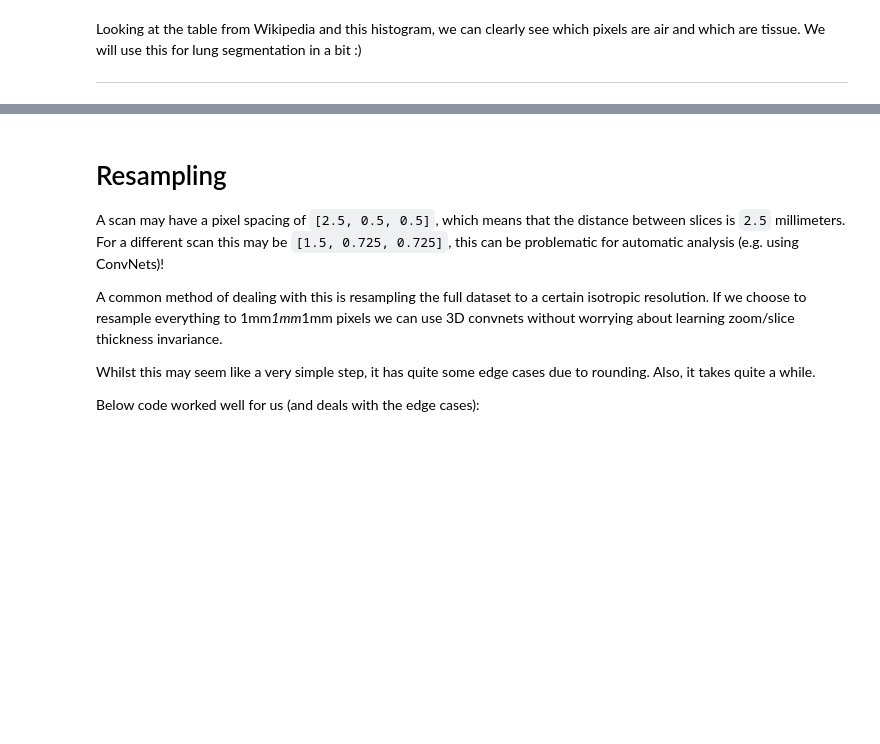
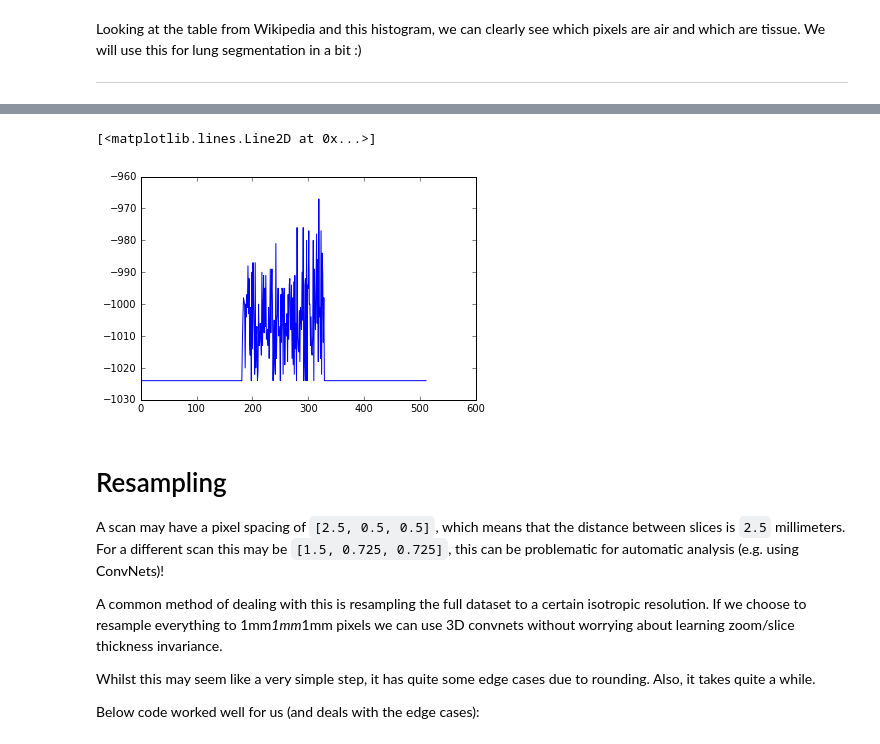
Before and after one commit to xkortex/kaggle_bowl_lung, a Jupyter notebook: resampling04.ipynb, the cells around one changed output, grey strips where cells are left out. Cells and saved outputs as stored; diff of their text form; code cells hidden in the pictures; blank space fills up the shorter version.

```diff
--- a/resampling04.ipynb
+++ b/resampling04.ipynb
@@ -236,3 +249,8 @@ plt.imshow(first_patient_pixels[108], cmap=plt.cm.gray)
+# %%
+plt.plot(first_patient_pixels[Z][10])
+# %% [output]
+[<matplotlib.lines.Line2D at 0x...>]
+[figure, added]
 # %% [markdown]
 # Resampling
 A scan may have a pixel spacing of `[2.5, 0.5, 0.5]`, which means that the distance between slices is `2.5` millimeters. For a different scan this may be `[1.5, 0.725, 0.725]`, this can be problematic for automatic analysis (e.g. using ConvNets)!
```
Also changed, not shown: parts of 21 cells of this notebook, 4 other files.
